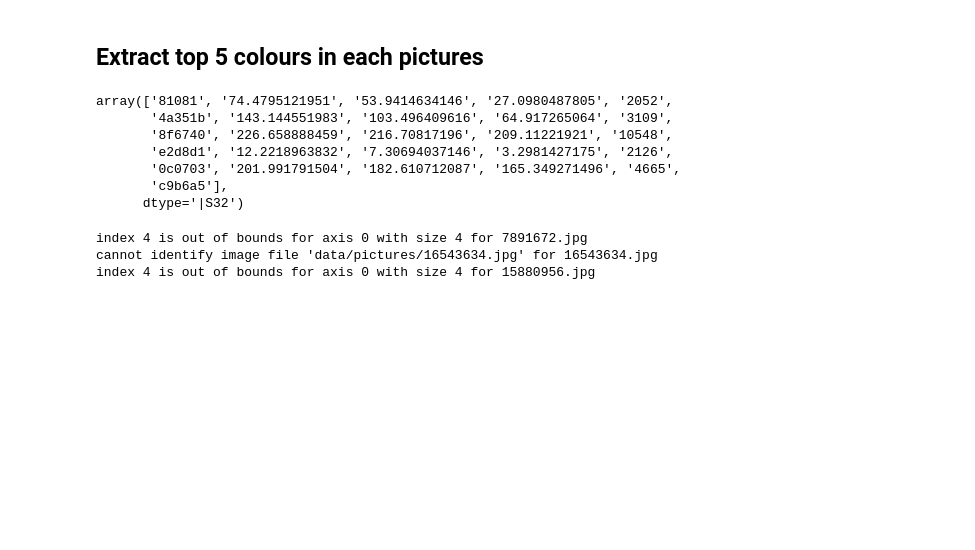
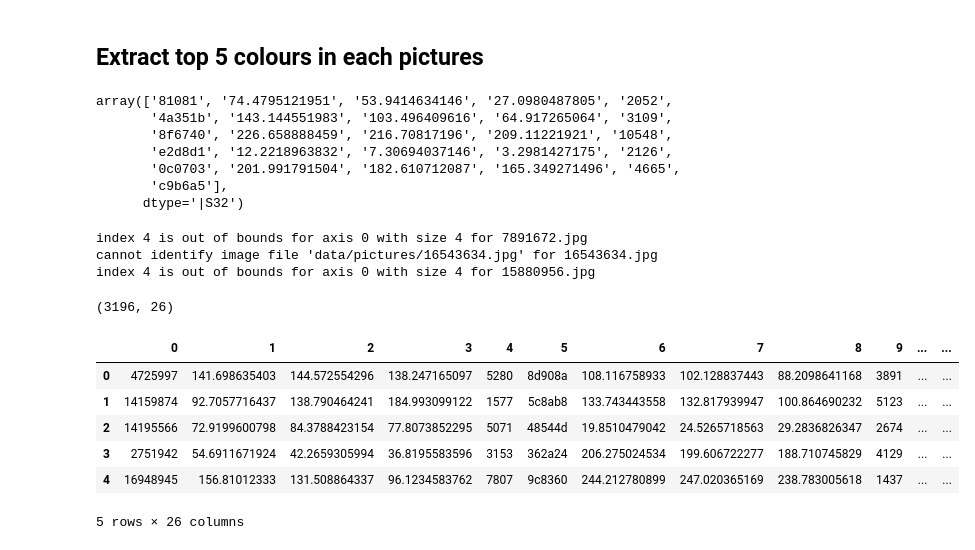
Before and after one commit to clementlefevre/udacity_ML, a Jupyter notebook: capstone_project/pictures_scraper.ipynb, the cells around one changed output. Drawn from its saved outputs; the diff is of its cells as text; code cells hidden in the pictures; blank space fills up the shorter version.

```diff
--- a/capstone_project/pictures_scraper.ipynb
+++ b/capstone_project/pictures_scraper.ipynb
@@ -400,3 +402,17 @@ df_colors_cluster = pd.DataFrame(create_colour_clusters_matrix())
 index 4 is out of bounds for axis 0 with size 4 for 7891672.jpg
 cannot identify image file 'data/pictures/16543634.jpg' for 16543634.jpg
 index 4 is out of bounds for axis 0 with size 4 for 15880956.jpg
+# %%
+df_colors_cluster.shape
+# %% [output]
+(3196, 26)
+# %%
+df_colors_cluster.head()
+# %% [output]
+|  | 0 | 1 | 2 | 3 | 4 | 5 | 6 | 7 | 8 | 9 | ... | ... |
+| 0 | 4725997 | 141.698635403 | 144.572554296 | 138.247165097 | 5280 | 8d908a | 108.116758933 | 102.128837443 | 88.2098641168 | 3891 | ... | ... |
+| 1 | 14159874 | 92.7057716437 | 138.790464241 | 184.993099122 | 1577 | 5c8ab8 | 133.743443558 | 132.817939947 | 100.864690232 | 5123 | ... | ... |
+| 2 | 14195566 | 72.9199600798 | 84.3788423154 | 77.8073852295 | 5071 | 48544d | 19.8510479042 | 24.5265718563 | 29.2836826347 | 2674 | ... | ... |
+| 3 | 2751942 | 54.6911671924 | 42.2659305994 | 36.8195583596 | 3153 | 362a24 | 206.275024534 | 199.606722277 | 188.710745829 | 4129 | ... | ... |
+| 4 | 16948945 | 156.81012333 | 131.508864337 | 96.1234583762 | 7807 | 9c8360 | 244.212780899 | 247.020365169 | 238.783005618 | 1437 | ... | ... |
+5 rows × 26 columns
```
Also changed, not shown: parts of 8 cells of this notebook.
